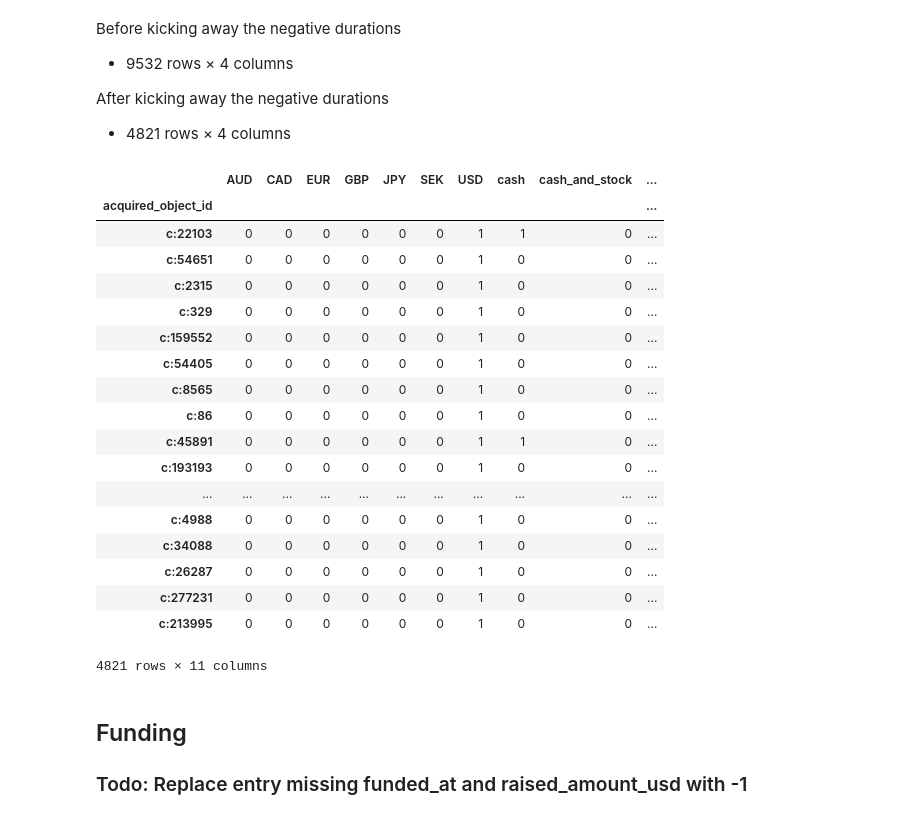
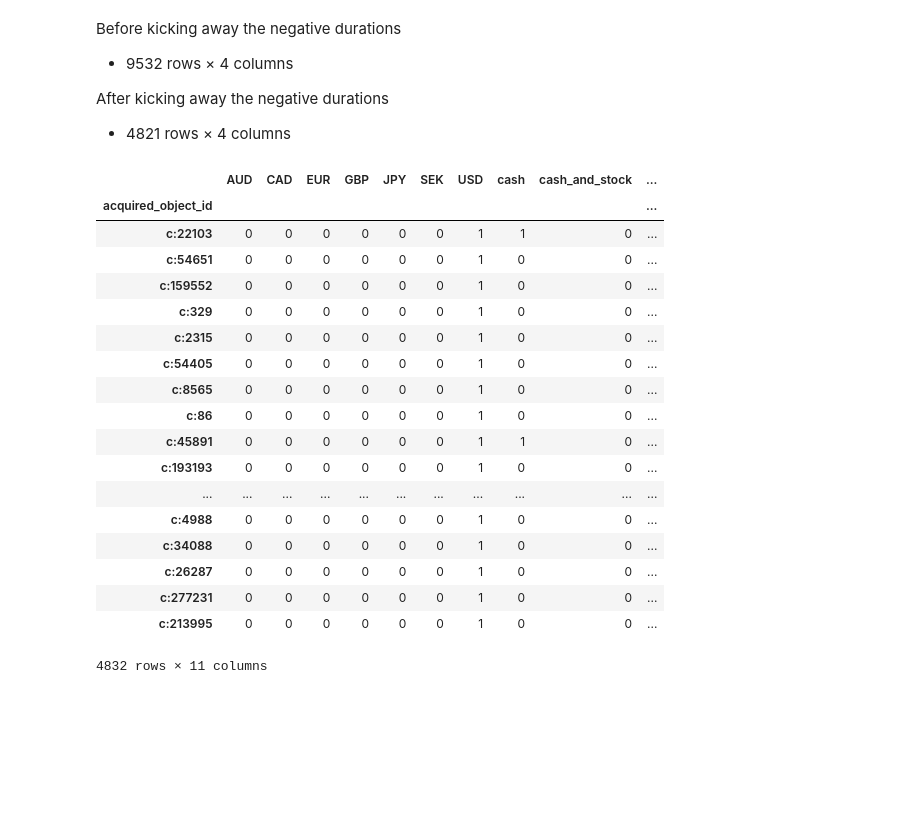
Before and after one commit to Zori-SMS/StartupPredicting, a Jupyter notebook: df_ipo_acq_funding_clean.ipynb, the cells around one changed output. Saved outputs shown, nothing was run; the diff lists cells and outputs as text; code cells hidden in the pictures; blank space fills up the shorter version.

Commit message:
update funding_ipo_acqusition

```diff
--- a/df_ipo_acq_funding_clean.ipynb
+++ b/df_ipo_acq_funding_clean.ipynb
@@ -13,5 +14,7 @@ df_object = pd.read_csv(data_path + 'cb_objects.csv', encoding = "ISO-8859-1")
 df_object = df_object.replace(r'\N', np.nan)
 df_object.founded_at = pd.to_datetime(df_object.founded_at)
 df_object=df_object[pd.notnull(df_object['founded_at'])]
-len(df_object.index)
+entity_type = ['Company']
+df_object=df_object[df_object['entity_type'].isin(entity_type)]
+df_object.category_code.unique()
 # %% [output]
@@ -81,17 +106,20 @@ df_ipo.to_pickle('./dataframe_cleaned/df_ipo')
 # %%
 df_acq = pd.read_csv(data_path + 'cb_acquisitions.csv', encoding = "ISO-8859-1")
-df_acq = df_acq.drop(['source_url','created_at','updated_at'],axis=1)
+df_acq = df_acq.drop(['source_url','updated_at'],axis=1)
 
 df_acq = df_acq.replace(r'\N', np.nan)
 df_acq = df_acq[df_acq['acquired_object_id'].notnull()]
-df_acq = df_acq[df_acq['acquired_at'].notnull()]
+
+## Add acquistion data
+df_acq.loc[df_acq['acquired_at'].isnull(),'acquired_at'] = df_acq.loc[df_acq['acquired_at'].isnull(),'created_at']
 null_columns=df_acq.columns[df_acq.isnull().any()]
 print(df_acq[null_columns].isnull().sum())
 
-#df_acq['price_currency_code'] = df_acq['price_currency_code'].apply(MultiHotEncoding)
-#df_acq['term_code'] = df_acq['term_code'].apply(AcqMultiHotEncoding)
+
 df_acq = pd.concat([df_acq, pd.get_dummies(df_acq['price_currency_code'])], axis=1, sort=False)
 df_acq = pd.concat([df_acq, pd.get_dummies(df_acq['term_code'])], axis=1, sort=False)
+df_acq = pd.merge(df_acq,df_object[['id','category_code']],how='left',left_on=['acquired_object_id'],right_on=['id'])
+
 df_acq
 # %%
 ## Acquiring
@@ -198,32 +242,28 @@ After kicking away the negative durations
 # %%
 df_acquired = df_acq.set_index(['acquired_object_id']).sort_index()
 df_acquired.sort_values(by=['acquired_time_since_founded'],inplace=True)
-df_acquired.drop(['id','acquisition_id','acquiring_object_id','acquired_at','acquiring_time_since_founded','term_code','price_amount','price_currency_code'],axis=1,inplace=True)
+df_acquired.drop(['id_x','id_y','created_at','category_code','acquisition_id','acquiring_object_id','acquired_at','acquiring_time_since_founded','term_code','price_amount','price_currency_code'],axis=1,inplace=True)
 df_acquired = df_acquired[df_acquired['acquired_time_since_founded'].gt(0)]
 
 df_acquired.to_pickle('./dataframe_cleaned/df_acquired')
+df_acquired
+# %% [output]
+|  | AUD | CAD | EUR | GBP | JPY | SEK | USD | cash | cash_and_stock | ... |
+| acquired_object_id |  |  |  |  |  |  |  |  |  | ... |
+| c:22103 | 0 | 0 | 0 | 0 | 0 | 0 | 1 | 1 | 0 | ... |
+| c:54651 | 0 | 0 | 0 | 0 | 0 | 0 | 1 | 0 | 0 | ... |
+| c:159552 | 0 | 0 | 0 | 0 | 0 | 0 | 1 | 0 | 0 | ... |
+| c:329 | 0 | 0 | 0 | 0 | 0 | 0 | 1 | 0 | 0 | ... |
+| c:2315 | 0 | 0 | 0 | 0 | 0 | 0 | 1 | 0 | 0 | ... |
+| c:54405 | 0 | 0 | 0 | 0 | 0 | 0 | 1 | 0 | 0 | ... |
+| c:8565 | 0 | 0 | 0 | 0 | 0 | 0 | 1 | 0 | 0 | ... |
+| c:86 | 0 | 0 | 0 | 0 | 0 | 0 | 1 | 0 | 0 | ... |
+| c:45891 | 0 | 0 | 0 | 0 | 0 | 0 | 1 | 1 | 0 | ... |
+| c:193193 | 0 | 0 | 0 | 0 | 0 | 0 | 1 | 0 | 0 | ... |
+| ... | ... | ... | ... | ... | ... | ... | ... | ... | ... | ... |
+| c:4988 | 0 | 0 | 0 | 0 | 0 | 0 | 1 | 0 | 0 | ... |
+| c:34088 | 0 | 0 | 0 | 0 | 0 | 0 | 1 | 0 | 0 | ... |
+| c:26287 | 0 | 0 | 0 | 0 | 0 | 0 | 1 | 0 | 0 | ... |
+| c:277231 | 0 | 0 | 0 | 0 | 0 | 0 | 1 | 0 | 0 | ... |
+| c:213995 | 0 | 0 | 0 | 0 | 0 | 0 | 1 | 0 | 0 | ... |
+4832 rows × 11 columns
-# %%
-df_acquired
-# %% [output]
-|  | AUD | CAD | EUR | GBP | JPY | SEK | USD | cash | cash_and_stock | ... |
-| acquired_object_id |  |  |  |  |  |  |  |  |  | ... |
-| c:22103 | 0 | 0 | 0 | 0 | 0 | 0 | 1 | 1 | 0 | ... |
-| c:54651 | 0 | 0 | 0 | 0 | 0 | 0 | 1 | 0 | 0 | ... |
-| c:2315 | 0 | 0 | 0 | 0 | 0 | 0 | 1 | 0 | 0 | ... |
-| c:329 | 0 | 0 | 0 | 0 | 0 | 0 | 1 | 0 | 0 | ... |
-| c:159552 | 0 | 0 | 0 | 0 | 0 | 0 | 1 | 0 | 0 | ... |
-| c:54405 | 0 | 0 | 0 | 0 | 0 | 0 | 1 | 0 | 0 | ... |
-| c:8565 | 0 | 0 | 0 | 0 | 0 | 0 | 1 | 0 | 0 | ... |
-| c:86 | 0 | 0 | 0 | 0 | 0 | 0 | 1 | 0 | 0 | ... |
-| c:45891 | 0 | 0 | 0 | 0 | 0 | 0 | 1 | 1 | 0 | ... |
-| c:193193 | 0 | 0 | 0 | 0 | 0 | 0 | 1 | 0 | 0 | ... |
-| ... | ... | ... | ... | ... | ... | ... | ... | ... | ... | ... |
-| c:4988 | 0 | 0 | 0 | 0 | 0 | 0 | 1 | 0 | 0 | ... |
-| c:34088 | 0 | 0 | 0 | 0 | 0 | 0 | 1 | 0 | 0 | ... |
-| c:26287 | 0 | 0 | 0 | 0 | 0 | 0 | 1 | 0 | 0 | ... |
-| c:277231 | 0 | 0 | 0 | 0 | 0 | 0 | 1 | 0 | 0 | ... |
-| c:213995 | 0 | 0 | 0 | 0 | 0 | 0 | 1 | 0 | 0 | ... |
-4821 rows × 11 columns
-# %% [markdown]
-## Funding
-### Todo: Replace entry missing funded_at and raised_amount_usd with -1
```
Also changed, not shown: parts of 42 cells of this notebook, 5 other files.
